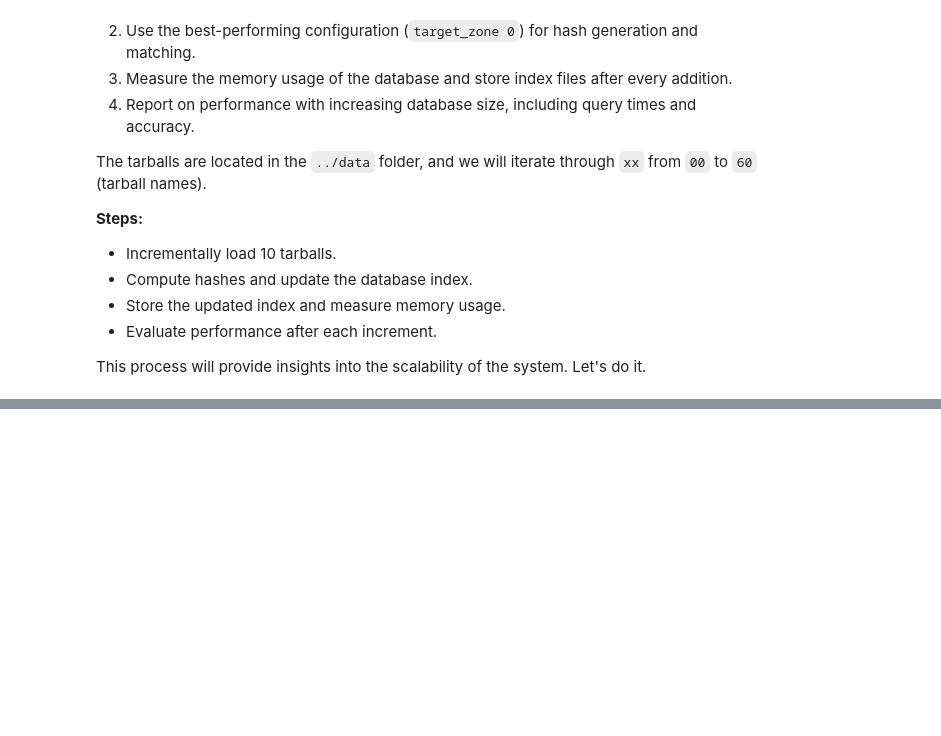
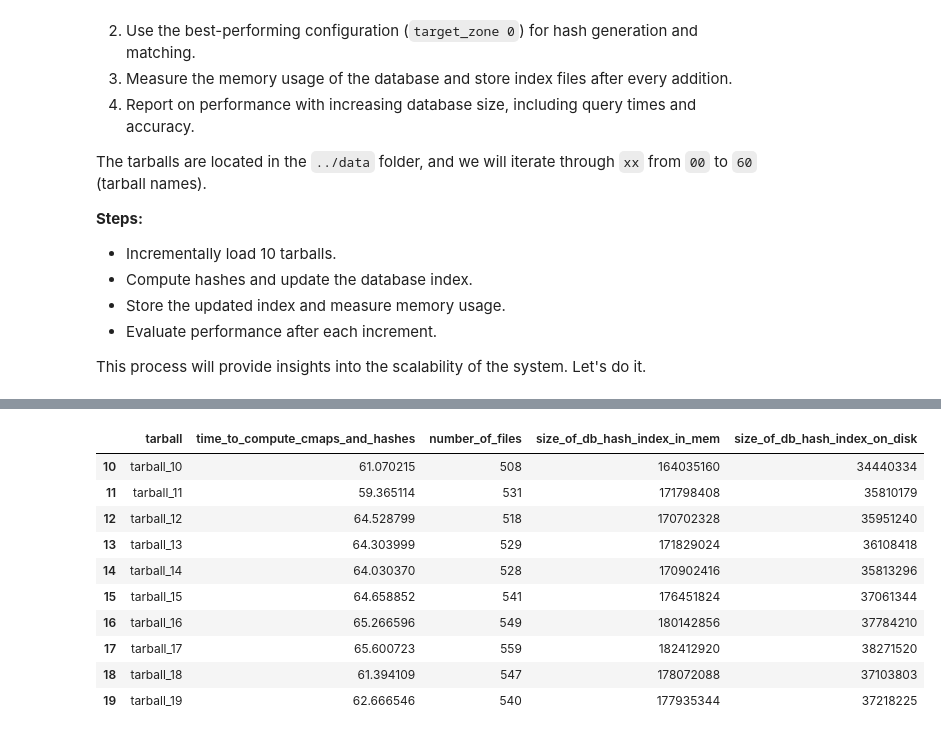
Before and after one commit to Lutu-gl/AudioID-Retrieval, a Jupyter notebook: notebooks/04_audio_retrieval_MS2.ipynb, the cells around one changed output, grey strips where cells are left out. Cells and saved outputs as stored; diff of their text form; code cells hidden in the pictures; blank space fills up the shorter version.

```diff
--- a/notebooks/04_audio_retrieval_MS2.ipynb
+++ b/notebooks/04_audio_retrieval_MS2.ipynb
@@ -943 +1023,15 @@ After computing the hashes for the first 10 tarballs we will perform a retrieval
+# %%
+analyze_results('../evaluation/results_scale_up_tarball.csv', 10, 19)
+# %% [output]
+|  | tarball | time_to_compute_cmaps_and_hashes | number_of_files | size_of_db_hash_index_in_mem | size_of_db_hash_index_on_disk |
+| 10 | tarball_10 | 61.070215 | 508 | 164035160 | 34440334 |
+| 11 | tarball_11 | 59.365114 | 531 | 171798408 | 35810179 |
+| 12 | tarball_12 | 64.528799 | 518 | 170702328 | 35951240 |
+| 13 | tarball_13 | 64.303999 | 529 | 171829024 | 36108418 |
+| 14 | tarball_14 | 64.030370 | 528 | 170902416 | 35813296 |
+| 15 | tarball_15 | 64.658852 | 541 | 176451824 | 37061344 |
+| 16 | tarball_16 | 65.266596 | 549 | 180142856 | 37784210 |
+| 17 | tarball_17 | 65.600723 | 559 | 182412920 | 38271520 |
+| 18 | tarball_18 | 61.394109 | 547 | 178072088 | 37103803 |
+| 19 | tarball_19 | 62.666546 | 540 | 177935344 | 37218225 |
 # %%
```
Also changed, not shown: parts of 41 cells of this notebook.
